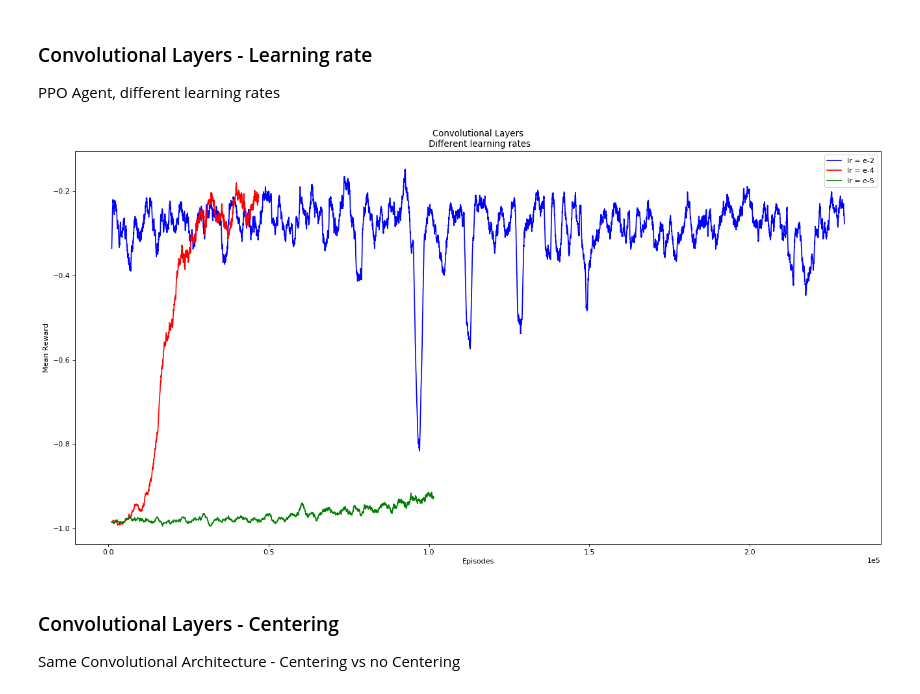
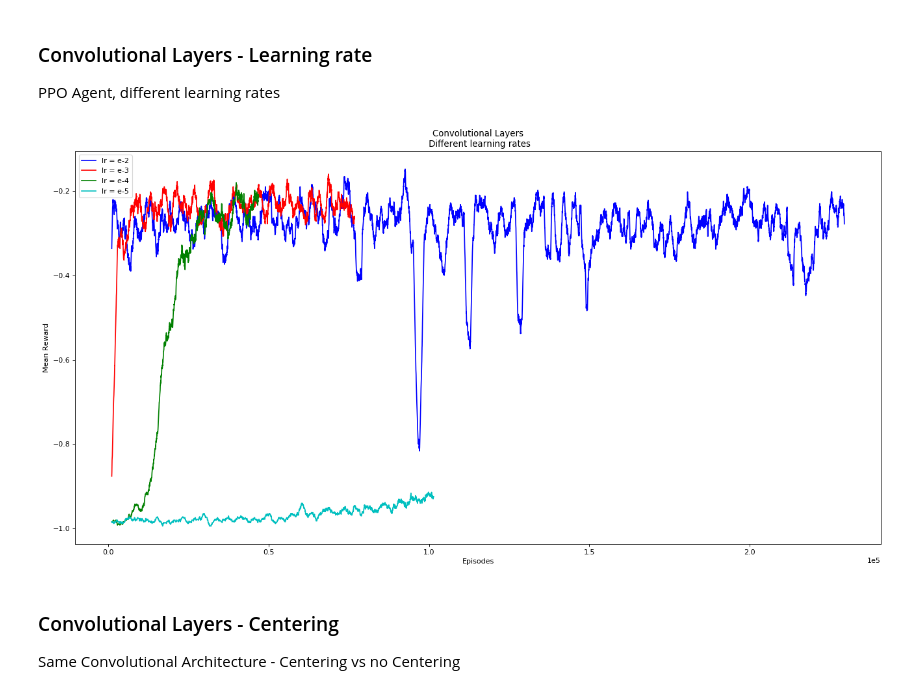
Before and after one commit to haidertom/Pommerman, a Jupyter notebook: Results/evaluation.ipynb, the cells around one changed output. Drawn from its saved outputs; the diff is of its cells as text; code cells hidden in the pictures.

Commit message:
new graph

```diff
--- a/Results/evaluation.ipynb
+++ b/Results/evaluation.ipynb
@@ -125,50 +125,54 @@ Averaging=True
 Interpolation=False
 
 df1 = pd.read_csv('log_conv_ppo_lre2.csv')
-df2 = pd.read_csv('log_conv_ppo_lre4.csv')
-df3 = pd.read_csv('log_conv_ppo_lre5.csv')
+df2 = pd.read_csv('log_conv_ppo_lre3-vanilla-lre3.csv')
+df3 = pd.read_csv('log_conv_ppo_lre4.csv')
+df4 = pd.read_csv('log_conv_ppo_lre5.csv')
 
-ep1, ep2, ep3 = df1['episodes'], df2['episodes'], df3['episodes']
-re1, re2, re3  = df1['mean reward'], df2['mean reward'], df3['mean reward']
+ep1, ep2, ep3, ep4 = df1['episodes'], df2['episodes'], df3['episodes'], df4['episodes']
+re1, re2, re3, re4  = df1['mean reward'], df2['mean reward'], df3['mean reward'], df4['mean reward']
 
 
 #Averaging
 if Averaging:
     wdw = 100
-    ep1, ep2, ep3 = maverage(ep1, wdw), maverage(ep2, wdw), maverage(ep3, wdw)
-    re1, re2, re3 = maverage(re1, wdw), maverage(re2, wdw), maverage(re3, wdw)
+    ep1, ep2, ep3, ep4 = maverage(ep1, wdw), maverage(ep2, wdw), maverage(ep3, wdw), maverage(ep4, wdw)
+    re1, re2, re3, re4 = maverage(re1, wdw), maverage(re2, wdw), maverage(re3, wdw), maverage(re4, wdw)
 
 
 #Interpolation
 if Interpolation:
     num = 1e2
     f1 = interp1d(ep1, re1)
     f2 = interp1d(ep2, re2)
     f3 = interp1d(ep3, re3)
+    f4 = interp1d(ep4, re4)
 
     ep1 = np.linspace(ep1.min(), ep1.max(), num=num, endpoint=True)
     ep2 = np.linspace(ep2.min(), ep2.max(), num=num, endpoint=True)
     ep3 = np.linspace(ep3.min(), ep3.max(), num=num, endpoint=True)
+    ep4 = np.linspace(ep4.min(), ep4.max(), num=num, endpoint=True)
 
     re1 = f1(ep1)
     re2 = f2(ep2)
     re3 = f3(ep3)
+    re4 = f4(ep4)
 
 
 #Plot the Graph
-plt.plot(ep1, re1, 'b', ep2, re2, 'r', ep3, re3, 'g')
+plt.plot(ep1, re1, 'b', ep2, re2, 'r', ep3, re3, 'g', ep4, re4,'c')
 
 #Additional Settings
 #plt.ylim(-1, 1)
 #plt.xscale('log')
 plt.ticklabel_format(style='sci', axis='x', scilimits=(0,0))
-plt.legend(['lr = e-2', 'lr = e-4', 'lr = e-5'], loc='best')
+plt.legend(['lr = e-2', 'lr = e-3','lr = e-4', 'lr = e-5'], loc='best')
 plt.xlabel('Episodes'), plt.ylabel('Mean Reward')
 plt.title('Convolutional Layers\n Different learning rates')
 plt.savefig('images/conv_lr.png', dpi=96, bbox_inches='tight')
 plt.show()
 # %% [output]
-[figure, old version]
+[figure, new version]
 # %% [markdown]
 ### Convolutional Layers - Centering
 Same Convolutional Architecture - Centering vs no Centering
```
Also changed, not shown: 4 other files.
